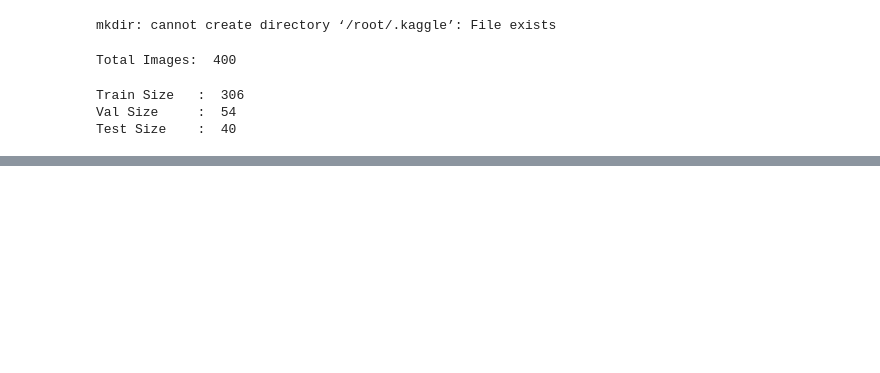
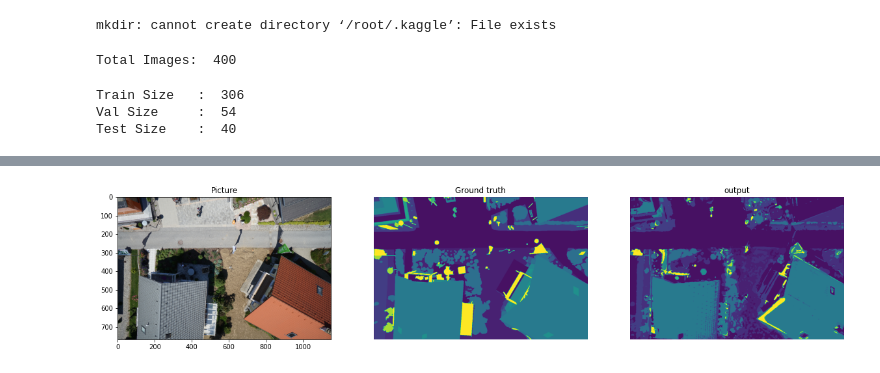
Before and after one commit to mishabar410/ML, a Jupyter notebook: semantic_segmentation/U_net.ipynb, the cells around one changed output, grey strips where cells are left out. Drawn from its saved outputs; the diff is of its cells as text; code cells hidden in the pictures; blank space fills up the shorter version.

```diff
--- a/semantic_segmentation/U_net.ipynb
+++ b/semantic_segmentation/U_net.ipynb
@@ -321,3 +271,0 @@ for i in range(1, 24):
-# %%
-with open("17ep_weighted_class_acc.txt", "w") as output:
-    output.write(str(class_accuracy))
@@ -328,11 +272,11 @@ print(class_accuracy)
 # %%
-weights = []
-for i in class_accuracy:
-    if (i < 0.05):
-        weights.append(5.0)
-    elif (i > 0.5):
-        weights.append(0.7)
-    else:
-        weights.append(1.0)
-print(weights)
-class_weights = torch.FloatTensor(weights).cuda()
+# weights = []
+# for i in class_accuracy:
+#     if (i < 0.05):
+#         weights.append(5.0)
+#     elif (i > 0.5):
+#         weights.append(0.7)
+#     else:
+#         weights.append(1.0)
+# print(weights)
+# class_weights = torch.FloatTensor(weights).cuda()
@@ -505,20 +546,22 @@ def predict_image_mask_pixel(model, image, mask, mean=[0.485, 0.456, 0.406], std
         masked = masked.cpu().squeeze(0)
     return masked
 # %%
-image, mask = test_set[1]
+image, mask = test_set[0]
 output = predict_image_mask_pixel(model, image, mask, mean=[0.485, 0.456, 0.406], std=[0.229, 0.224, 0.225])
 
 fig, (ax1, ax2, ax3) = plt.subplots(1,3, figsize=(20,10))
 ax1.imshow(image)
 ax1.set_title('Picture');
 
 ax2.imshow(mask)
 ax2.set_title('Ground truth')
 ax2.set_axis_off()
 
 ax3.imshow(output)
 ax3.set_title('output')
 ax3.set_axis_off()
+# %% [output]
+[figure, added]
 # %%
 image, mask = test_set[2]
 output = predict_image_mask_pixel(model, image, mask, mean=[0.485, 0.456, 0.406], std=[0.229, 0.224, 0.225])
```
Also changed, not shown: parts of 21 cells of this notebook.
